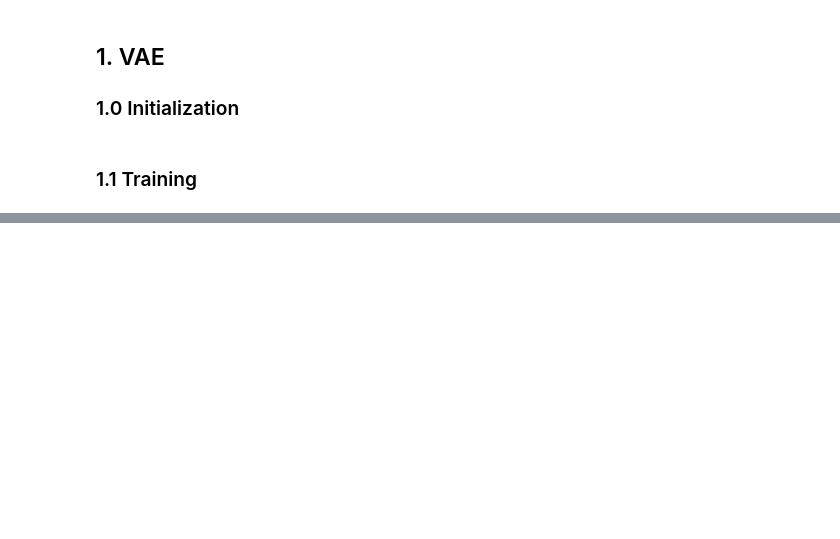
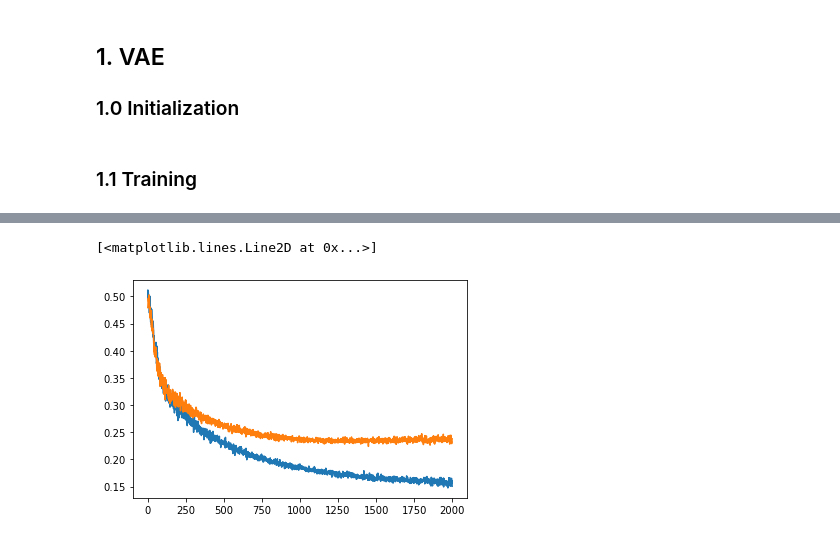
Before and after one commit to davidberger2785/Model-selection-for-causal-inference, a Jupyter notebook: analyse.ipynb, the cells around one changed output, grey strips where cells are left out. Drawn from its saved outputs; the diff is of its cells as text; code cells hidden in the pictures; blank space fills up the shorter version.

```diff
--- a/analyse.ipynb
+++ b/analyse.ipynb
@@ -71,0 +106,6 @@ model_stack, loss_train_stack, loss_valid_stack = training(train, valid, vae, op
+# %%
+plt.plot(recon_train_stack)
+plt.plot(recon_valid_stack)
+# %% [output]
+[<matplotlib.lines.Line2D at 0x...>]
+[figure, added]
```
Also changed, not shown: parts of 33 cells of this notebook.
